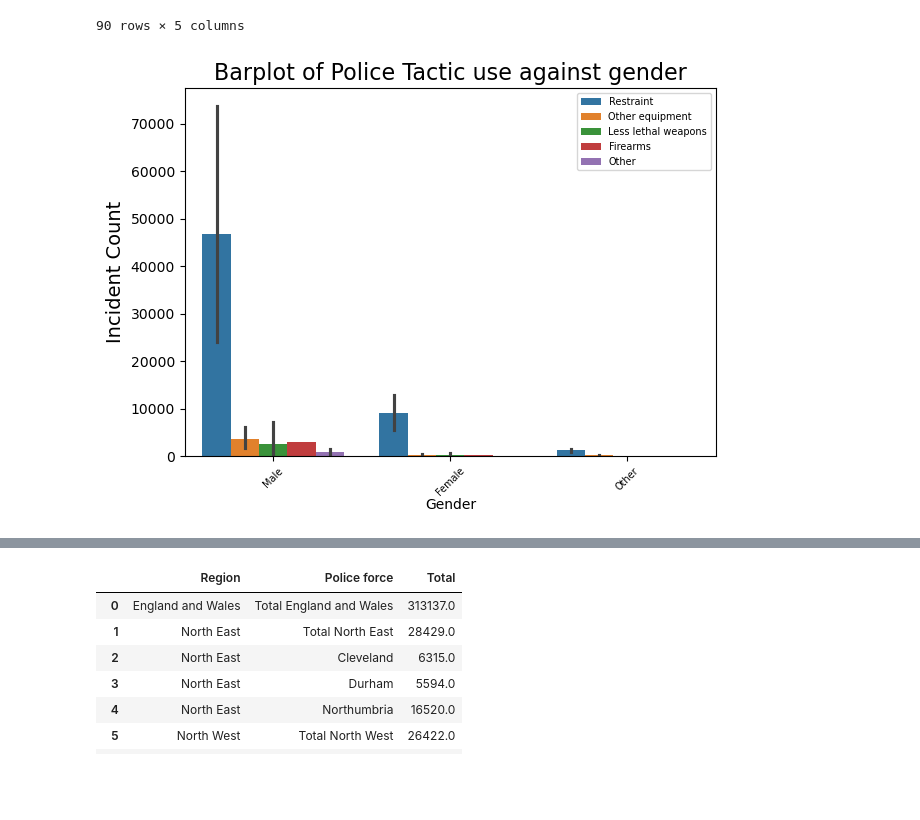
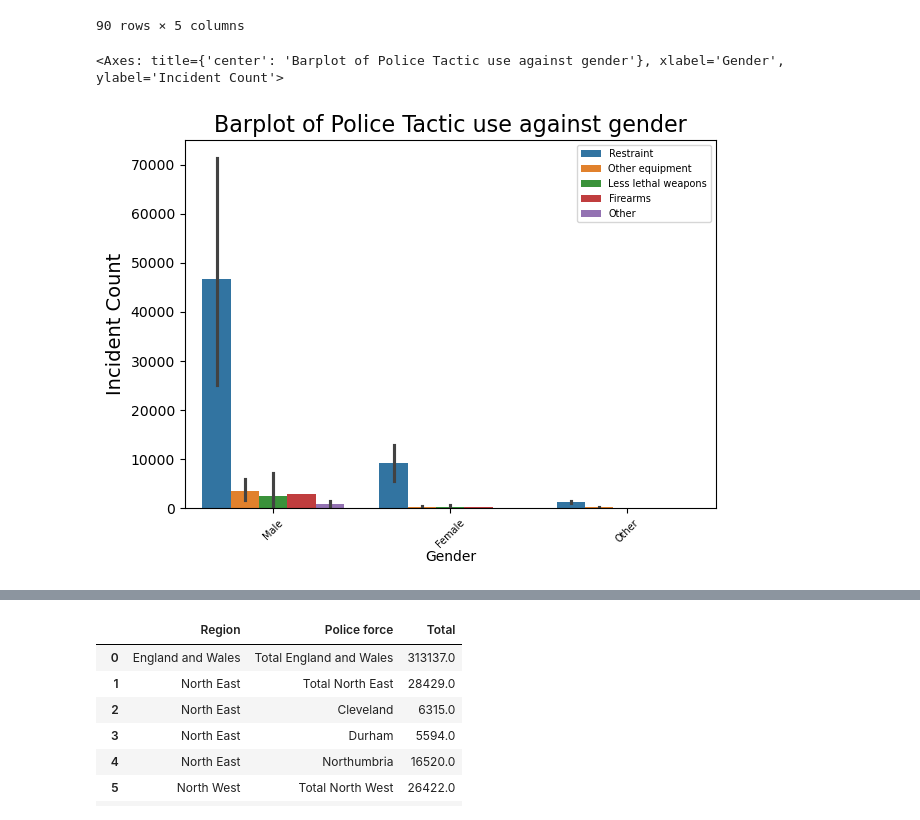
Before and after one commit to HarveyDudley/VisualisationCW2740076443, a Jupyter notebook: Visualisation Police Notebook.ipynb, the cells around one changed output, grey strips where cells are left out. Cells and saved outputs as stored; diff of their text form; code cells hidden in the pictures; blank space fills up the shorter version.

```diff
--- a/Visualisation Police Notebook.ipynb
+++ b/Visualisation Police Notebook.ipynb
@@ -794,16 +432,17 @@ Gender_DF_Long = Gender_DF_Long.drop(Gender_DF_Long[Gender_DF_Long['Tactic'] ==
 # %%
 Gender_DF_Long = Gender_DF_Long.drop(Gender_DF_Long[Gender_DF_Long['Tactic'] == 'Total Other'].index)
 # %%
-sns.barplot(x = 'Gender', y = 'Incident Count', data = Gender_DF_Long, hue = 'Type of force')
+barplot_gender = sns.barplot(x = 'Gender', y = 'Incident Count', data = Gender_DF_Long, hue = 'Type of force')
 plt.title('Barplot of Police Tactic use against gender', fontsize=16)
 plt.xlabel('Gender',fontsize=10, loc = 'center', labelpad=0.1)
 plt.ylabel('Incident Count',fontsize=14)
 plt.legend(loc='best',fontsize=7, alignment = 'left').set_visible(True)
 plt.xticks(rotation = 45, fontsize = 7)
 plt.tight_layout()
-plt.show()
+barplot_gender
 # %% [output]
+<Axes: title={'center': 'Barplot of Police Tactic use against gender'}, xlabel='Gender', ylabel='Incident Count'>
-[figure, old version]
+[figure, new version]
 # %%
 ggplot(data = Gender_DF_Long, mapping = aes(x = 'Gender', y = 'Incident Count')) + geom_boxplot()+ labs(y ="number of incidents", x="Type of Force", title="Number of Force incidents by type") + geom_jitter() + scale_y_continuous(limits = (0,100000)) + theme(figure_size=(11, 6), axis_text_x=element_text(rotation=45))
 # %% [output]
```
Also changed, not shown: parts of 27 cells of this notebook, 1 other file.
